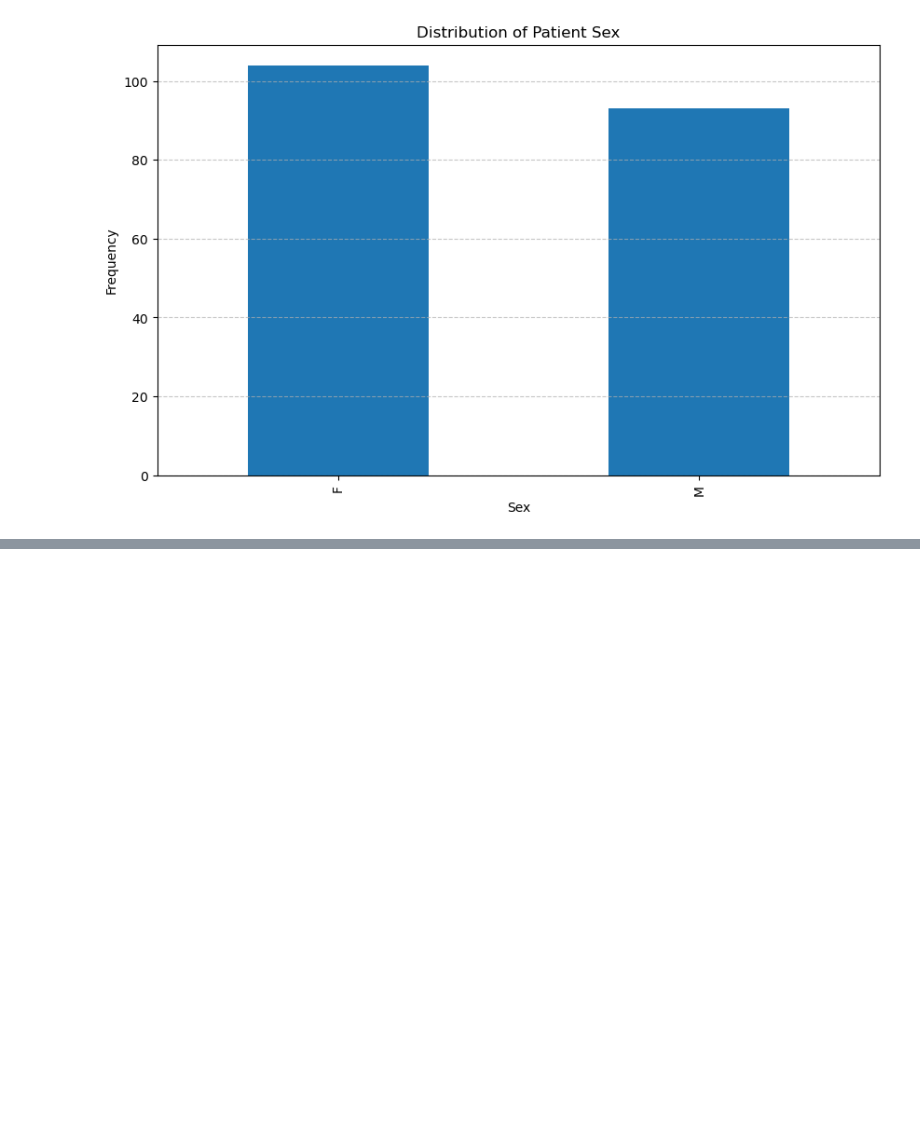
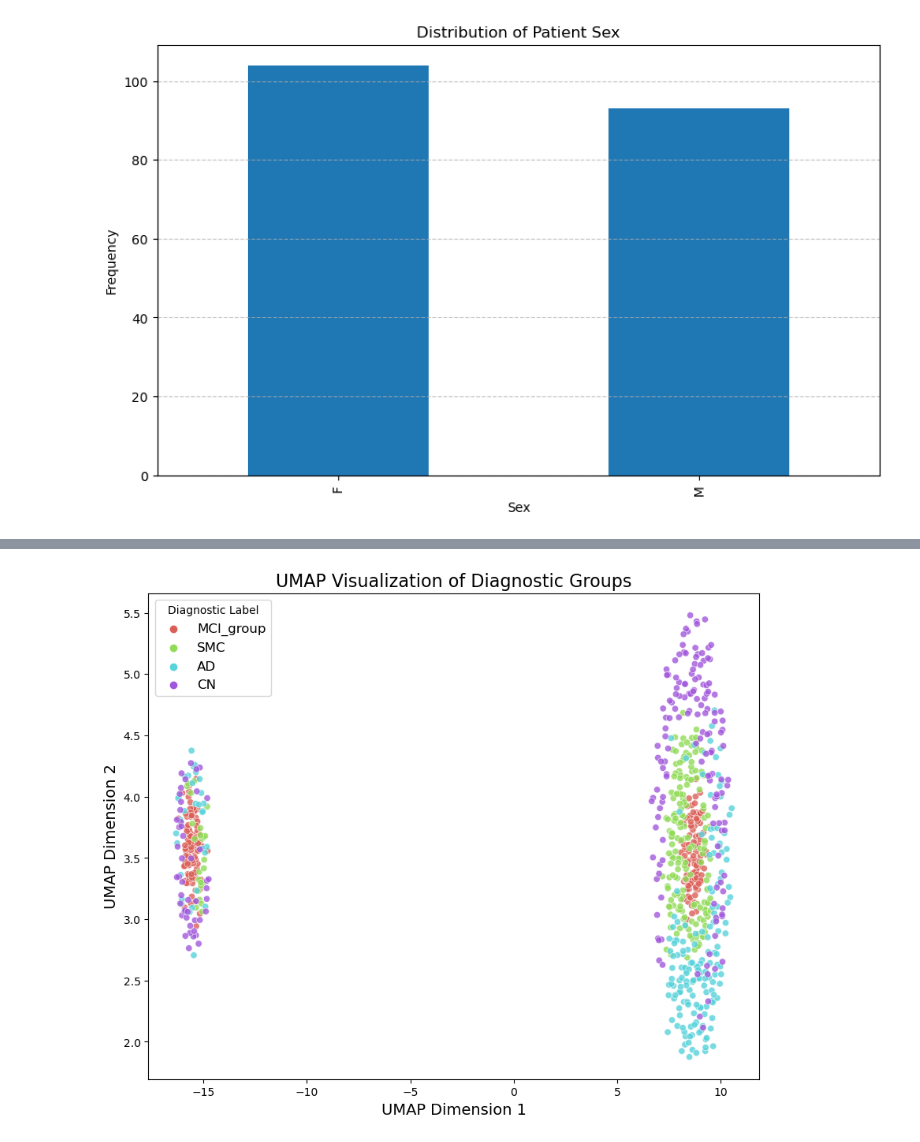
Before and after one commit to mathilde-cros/Bachelor_Thesis_Alzheimers_HGNN, a Jupyter notebook: Corr_and_df.ipynb, the cells around one changed output, grey strips where cells are left out. Cells and saved outputs as stored; diff of their text form; code cells hidden in the pictures; blank space fills up the shorter version.

```diff
--- a/Corr_and_df.ipynb
+++ b/Corr_and_df.ipynb
@@ -268,3 +268,54 @@ F    104
 M     93
 Name: count, dtype: int64
 [figure]
+# %%
+# Exploring Umap to visualize the similarity between the MCI and SMC patients
+## Code taken/inspired from: https://umap-learn.readthedocs.io/en/latest/basic_usage.html
+import umap
+from sklearn.preprocessing import StandardScaler
+
+# Grouping LMCI, EMCI, and MCI patients together
+full_df['Diagnostic_label'] = full_df['Diagnostic_label'].map(lambda x: 'MCI' if x in ['LMCI', 'EMCI', 'MCI'] else x)
+
+# Comparing all the diagnostic labels (not wrt time series)
+
+mci_data = full_df['Diagnostic_label'] == 'MCI'
+smc_data = full_df['Diagnostic_label'] == 'SMC'
+ad_data = full_df['Diagnostic_label'] == 'AD'
+cn_data = full_df['Diagnostic_label'] == 'CN'
+
+# Convert to numpy array and stack
+mci_data_stacked = np.vstack(mci_data)
+smc_data_stacked = np.vstack(smc_data)
+ad_data_stacked = np.vstack(ad_data)
+cn_data_stacked = np.vstack(cn_data)
+
+# Concatenate data for all diagnostic labels
+all_data = np.vstack((mci_data_stacked, smc_data_stacked, ad_data_stacked, cn_data_stacked))
+
+# Standardize the data
+scaler = StandardScaler()
+scaled_data = scaler.fit_transform(all_data)
+
+# Perform UMAP dimensionality reduction
+reducer = umap.UMAP()
+embedding = reducer.fit_transform(scaled_data)
+
+# Plot the UMAP embedding
+plt.figure(figsize=(10, 8))
+sns.scatterplot(
+    x=embedding[:, 0],
+    y=embedding[:, 1],
+    hue=["MCI_group"] * len(mci_data_stacked) + ["SMC"] * len(smc_data_stacked) +
+        ["AD"] * len(ad_data_stacked) + ["CN"] * len(cn_data_stacked),
+    palette=sns.color_palette("hls", 4),
+    legend="full",
+    alpha=0.8
+)
+
+plt.title('UMAP Visualization of Diagnostic Groups', fontsize=16)
+plt.xlabel('UMAP Dimension 1', fontsize=14)
+plt.ylabel('UMAP Dimension 2', fontsize=14)
+plt.legend(title='Diagnostic Label', fontsize=12)
+plt.show()
+# %% [output]
@@ -270,0 +323 @@ Name: count, dtype: int64
+[figure, added]
```
Also changed, not shown: parts of 4 cells of this notebook, 12 other files.
